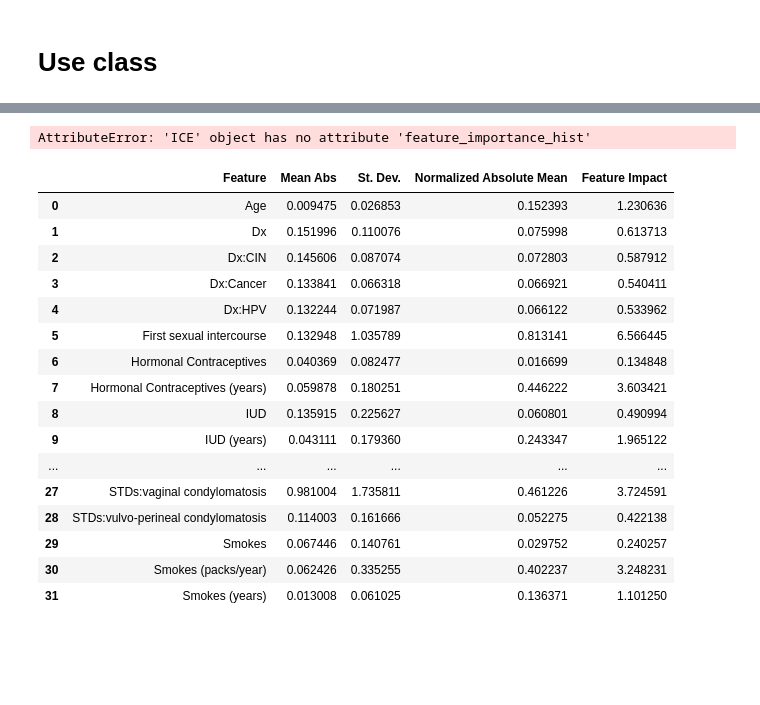
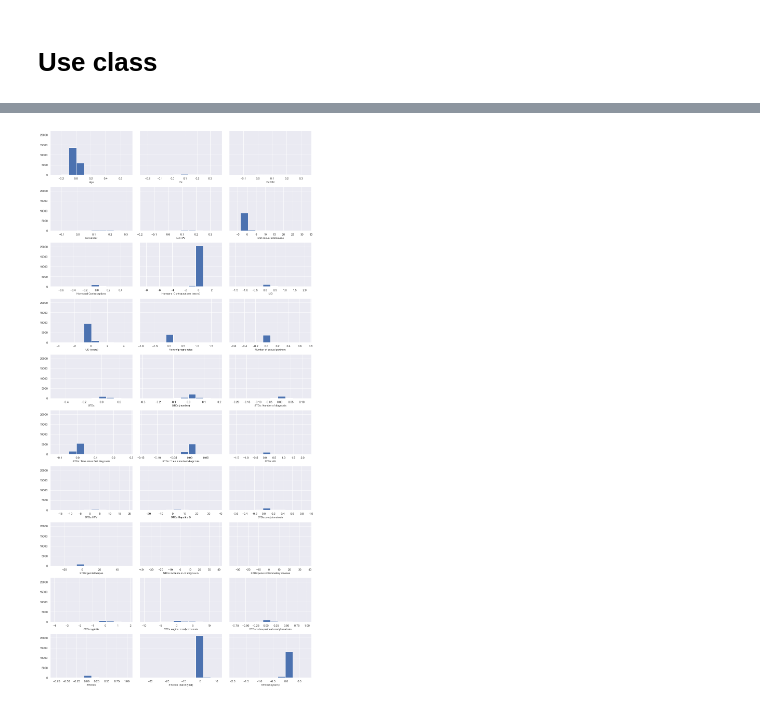
Before and after one commit to mixerupper/ice_feature_impact, a Jupyter notebook: notebooks/01-replication/02b-ice-plot-from-class.ipynb, the cells around one changed output, grey strips where cells are left out. Drawn from its saved outputs; the diff is of its cells as text; code cells hidden in the pictures; blank space fills up the shorter version.

Commit message:
Added in-distribution feature impact

```diff
--- a/notebooks/01-replication/02b-ice-plot-from-class.ipynb
+++ b/notebooks/01-replication/02b-ice-plot-from-class.ipynb
@@ -83,24 +84,4 @@ ice.ice_plot(mode = "c-ice")
 # %%
-ice.feature_importance_hist(results_root("ice-plot-from-class/all_histograms.pdf"))
+ice.feature_impact_hist(results_root("ice-plot-from-class/all_histograms.pdf"))
 # %% [output]
-AttributeError: 'ICE' object has no attribute 'feature_importance_hist'
+[figure, added]
-# %%
-ice.feature_impact_table()
-# %% [output]
-|  | Feature | Mean Abs | St. Dev. | Normalized Absolute Mean | Feature Impact |
-| 0 | Age | 0.009475 | 0.026853 | 0.152393 | 1.230636 |
-| 1 | Dx | 0.151996 | 0.110076 | 0.075998 | 0.613713 |
-| 2 | Dx:CIN | 0.145606 | 0.087074 | 0.072803 | 0.587912 |
-| 3 | Dx:Cancer | 0.133841 | 0.066318 | 0.066921 | 0.540411 |
-| 4 | Dx:HPV | 0.132244 | 0.071987 | 0.066122 | 0.533962 |
-| 5 | First sexual intercourse | 0.132948 | 1.035789 | 0.813141 | 6.566445 |
-| 6 | Hormonal Contraceptives | 0.040369 | 0.082477 | 0.016699 | 0.134848 |
-| 7 | Hormonal Contraceptives (years) | 0.059878 | 0.180251 | 0.446222 | 3.603421 |
-| 8 | IUD | 0.135915 | 0.225627 | 0.060801 | 0.490994 |
-| 9 | IUD (years) | 0.043111 | 0.179360 | 0.243347 | 1.965122 |
-| ... | ... | ... | ... | ... | ... |
-| 27 | STDs:vaginal condylomatosis | 0.981004 | 1.735811 | 0.461226 | 3.724591 |
-| 28 | STDs:vulvo-perineal condylomatosis | 0.114003 | 0.161666 | 0.052275 | 0.422138 |
-| 29 | Smokes | 0.067446 | 0.140761 | 0.029752 | 0.240257 |
-| 30 | Smokes (packs/year) | 0.062426 | 0.335255 | 0.402237 | 3.248231 |
-| 31 | Smokes (years) | 0.013008 | 0.061025 | 0.136371 | 1.101250 |
```
Also changed, not shown: parts of 12 cells of this notebook, 3 other files.
